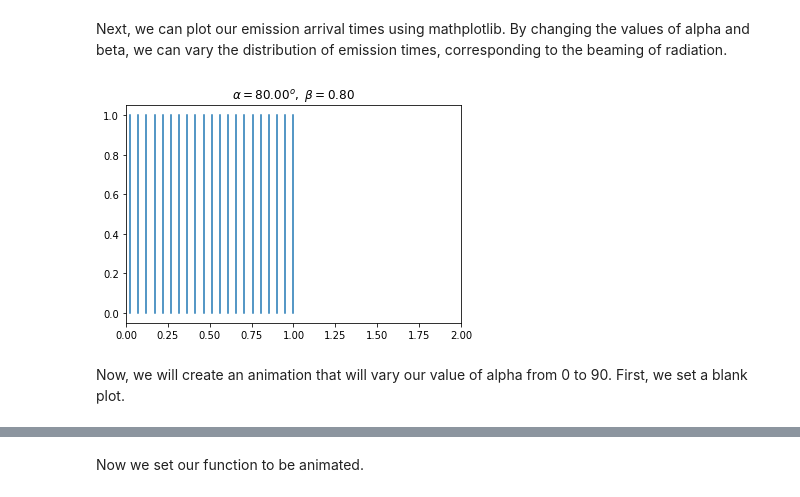
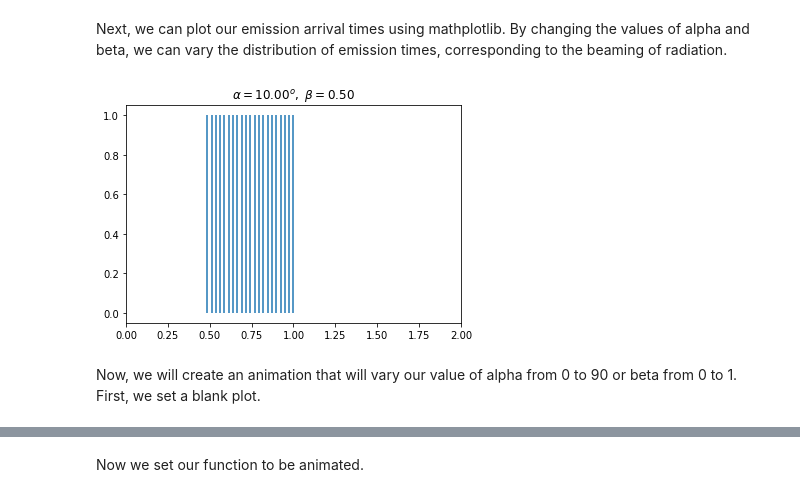
Before and after one commit to breegd/rad_proc_final_project, a Jupyter notebook: astro_rad_final_project.ipynb, the cells around one changed output, grey strips where cells are left out. Saved outputs shown, nothing was run; the diff lists cells and outputs as text; code cells hidden in the pictures.

Commit message:
Fix movie and make possible to vary alpha or beta.

```diff
--- a/astro_rad_final_project.ipynb
+++ b/astro_rad_final_project.ipynb
@@ -27,6 +25,5 @@ alpha_d=pitch angle
 *Manipulating this constant shows how changing the angle to observer effects the arrival time of the pulses. This value should be between 0<=aplha_d<=90 and is in units of degrees.
 # %%
 N = 20
-alpha_d = 80   # Pitch angle in degrees (should be 0 <= alpha_d <= 90)
-beta = 0.8
-alpha = alpha_d * np.pi / 180.
+alpha_d = 10   # Pitch angle in degrees (should be 0 <= alpha_d <= 90)
+beta = 0.5
@@ -46,13 +50,13 @@ for i in range(N+1, 2*N+1):
 # %% [markdown]
 Next, we can plot our emission arrival times using mathplotlib. By changing the values of alpha and beta, we can vary the distribution of emission times, corresponding to the beaming of radiation.
 # %%
-plt.stem(x, y, basefmt = 'None', markerfmt = 'None')
+plt.stem(x, y, basefmt = 'None', markerfmt = 'None', use_line_collection=True)
 plt.xlim([0,2])
 plt.title('$\\alpha = $' + '{0:.2f}'.format(float(alpha_d)) + '$^o$' + \
            '$,\ \\beta = $' + '{0:.2f}'.format(beta))
 
 plt.show()
 # %% [output]
-[figure, old version]
+[figure, new version]
 # %% [markdown]
-Now, we will create an animation that will vary our value of alpha from 0 to 90. First, we set a blank plot.
+Now, we will create an animation that will vary our value of alpha from 0 to 90 or beta from 0 to 1. First, we set a blank plot.
```
Also changed, not shown: parts of 13 cells of this notebook.
